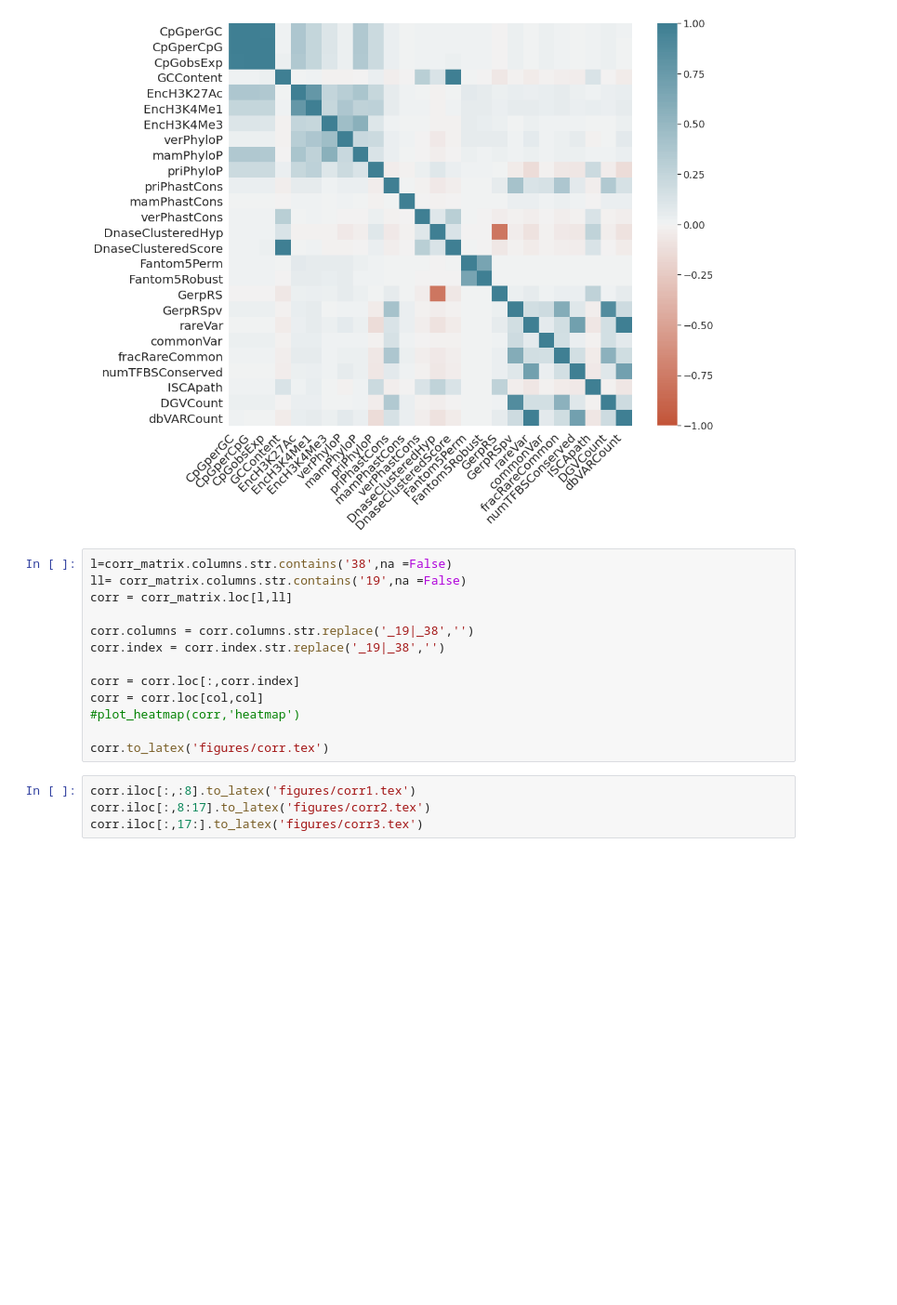
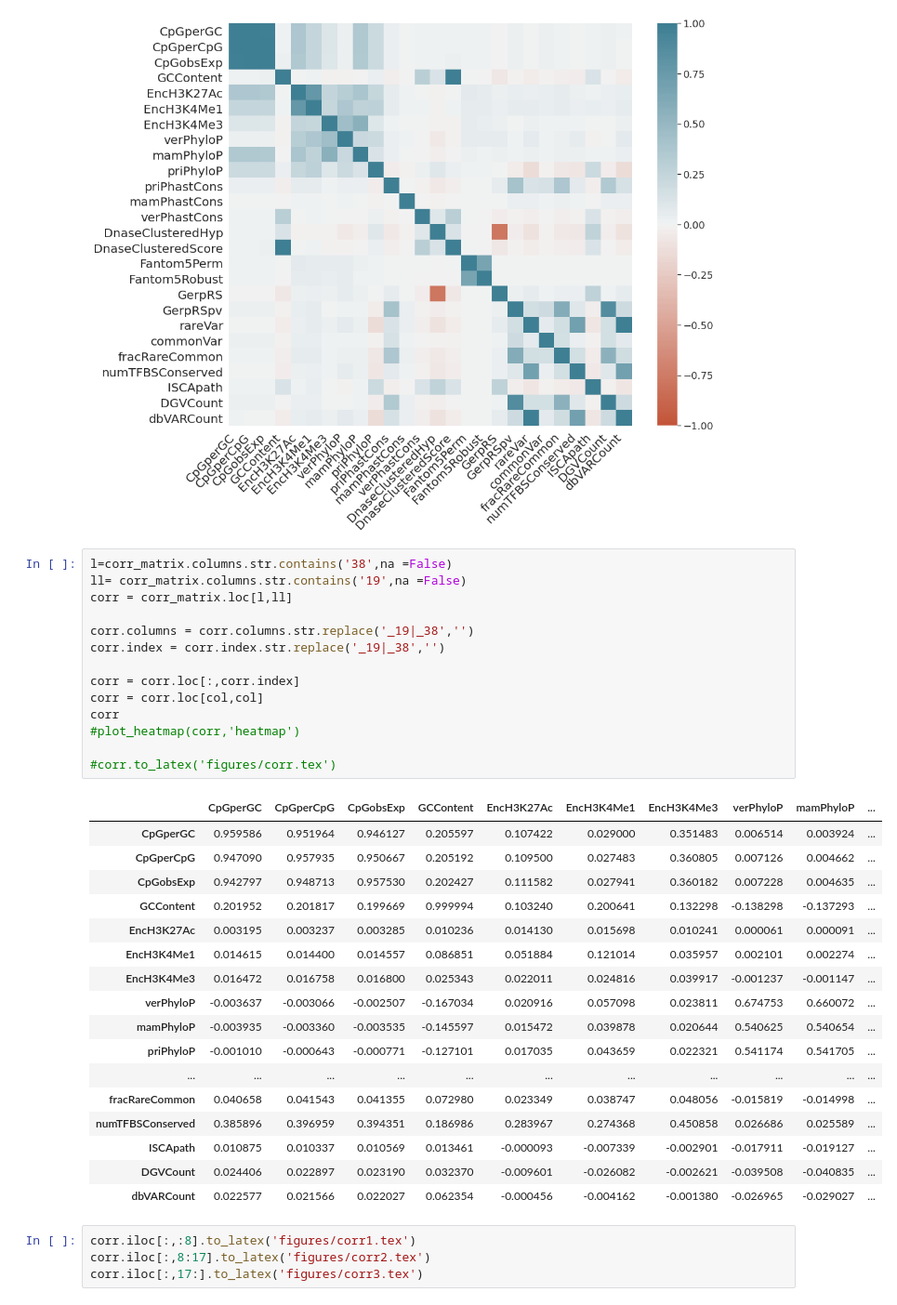
Before and after one commit to kircherlab/ReMM, a Jupyter notebook: Snakemake/notebooks/Heatmaps.ipynb, the cells around one changed output. Shown at 93% size. Saved outputs shown, nothing was run; the diff lists cells and outputs as text; blank space fills up the shorter version.

```diff
--- a/Snakemake/notebooks/Heatmaps.ipynb
+++ b/Snakemake/notebooks/Heatmaps.ipynb
@@ -309,16 +327,35 @@ plot_heatmap(cor19,'heatmap19')
 # %%
 l=corr_matrix.columns.str.contains('38',na =False)
 ll= corr_matrix.columns.str.contains('19',na =False)
 corr = corr_matrix.loc[l,ll]
 
 corr.columns = corr.columns.str.replace('_19|_38','')
 corr.index = corr.index.str.replace('_19|_38','')
 
 corr = corr.loc[:,corr.index]
 corr = corr.loc[col,col]
+corr
 #plot_heatmap(corr,'heatmap')
 
-corr.to_latex('figures/corr.tex')
+#corr.to_latex('figures/corr.tex')
+# %% [output]
+|  | CpGperGC | CpGperCpG | CpGobsExp | GCContent | EncH3K27Ac | EncH3K4Me1 | EncH3K4Me3 | verPhyloP | mamPhyloP | ... |
+| CpGperGC | 0.959586 | 0.951964 | 0.946127 | 0.205597 | 0.107422 | 0.029000 | 0.351483 | 0.006514 | 0.003924 | ... |
+| CpGperCpG | 0.947090 | 0.957935 | 0.950667 | 0.205192 | 0.109500 | 0.027483 | 0.360805 | 0.007126 | 0.004662 | ... |
+| CpGobsExp | 0.942797 | 0.948713 | 0.957530 | 0.202427 | 0.111582 | 0.027941 | 0.360182 | 0.007228 | 0.004635 | ... |
+| GCContent | 0.201952 | 0.201817 | 0.199669 | 0.999994 | 0.103240 | 0.200641 | 0.132298 | -0.138298 | -0.137293 | ... |
+| EncH3K27Ac | 0.003195 | 0.003237 | 0.003285 | 0.010236 | 0.014130 | 0.015698 | 0.010241 | 0.000061 | 0.000091 | ... |
+| EncH3K4Me1 | 0.014615 | 0.014400 | 0.014557 | 0.086851 | 0.051884 | 0.121014 | 0.035957 | 0.002101 | 0.002274 | ... |
+| EncH3K4Me3 | 0.016472 | 0.016758 | 0.016800 | 0.025343 | 0.022011 | 0.024816 | 0.039917 | -0.001237 | -0.001147 | ... |
+| verPhyloP | -0.003637 | -0.003066 | -0.002507 | -0.167034 | 0.020916 | 0.057098 | 0.023811 | 0.674753 | 0.660072 | ... |
+| mamPhyloP | -0.003935 | -0.003360 | -0.003535 | -0.145597 | 0.015472 | 0.039878 | 0.020644 | 0.540625 | 0.540654 | ... |
+| priPhyloP | -0.001010 | -0.000643 | -0.000771 | -0.127101 | 0.017035 | 0.043659 | 0.022321 | 0.541174 | 0.541705 | ... |
+| ... | ... | ... | ... | ... | ... | ... | ... | ... | ... | ... |
+| fracRareCommon | 0.040658 | 0.041543 | 0.041355 | 0.072980 | 0.023349 | 0.038747 | 0.048056 | -0.015819 | -0.014998 | ... |
+| numTFBSConserved | 0.385896 | 0.396959 | 0.394351 | 0.186986 | 0.283967 | 0.274368 | 0.450858 | 0.026686 | 0.025589 | ... |
+| ISCApath | 0.010875 | 0.010337 | 0.010569 | 0.013461 | -0.000093 | -0.007339 | -0.002901 | -0.017911 | -0.019127 | ... |
+| DGVCount | 0.024406 | 0.022897 | 0.023190 | 0.032370 | -0.009601 | -0.026082 | -0.002621 | -0.039508 | -0.040835 | ... |
+| dbVARCount | 0.022577 | 0.021566 | 0.022027 | 0.062354 | -0.000456 | -0.004162 | -0.001380 | -0.026965 | -0.029027 | ... |
 # %%
 corr.iloc[:,:8].to_latex('figures/corr1.tex')
 corr.iloc[:,8:17].to_latex('figures/corr2.tex')
```
Also changed, not shown: parts of 1 cell of this notebook, 18 other files.
